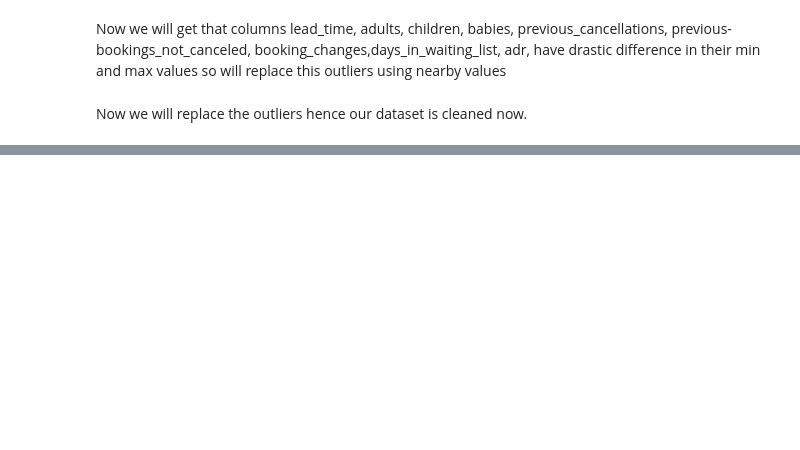
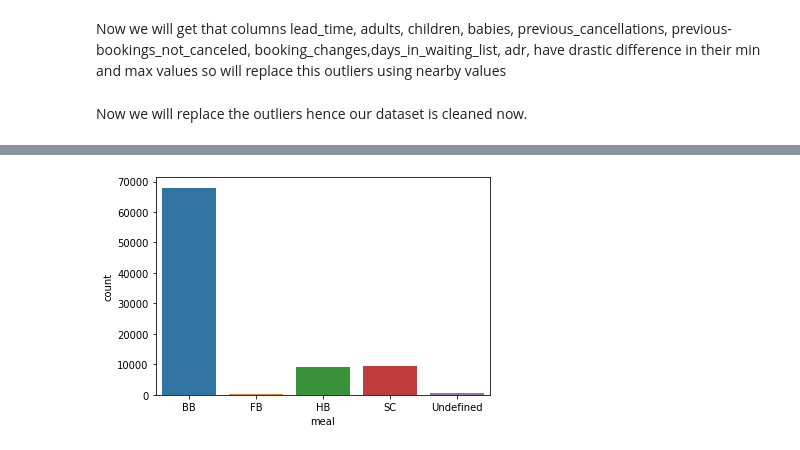
Before and after one commit to Vaishnavipadwad/HOTEL-BOOKING-ANALYSIS, a Jupyter notebook: Hotel_Booking_Analysis1.ipynb, the cells around one changed output, grey strips where cells are left out. Cells and saved outputs as stored; diff of their text form; code cells hidden in the pictures; blank space fills up the shorter version.

```diff
--- a/Hotel_Booking_Analysis1.ipynb
+++ b/Hotel_Booking_Analysis1.ipynb
@@ -110,0 +134,5 @@ Now we will replace the outliers hence our dataset is cleaned now.
+# %%
+sns.countplot(x=df['meal'])
+plt.show()
+# %% [output]
+[figure, added]
```
Also changed, not shown: parts of 9 cells of this notebook.
